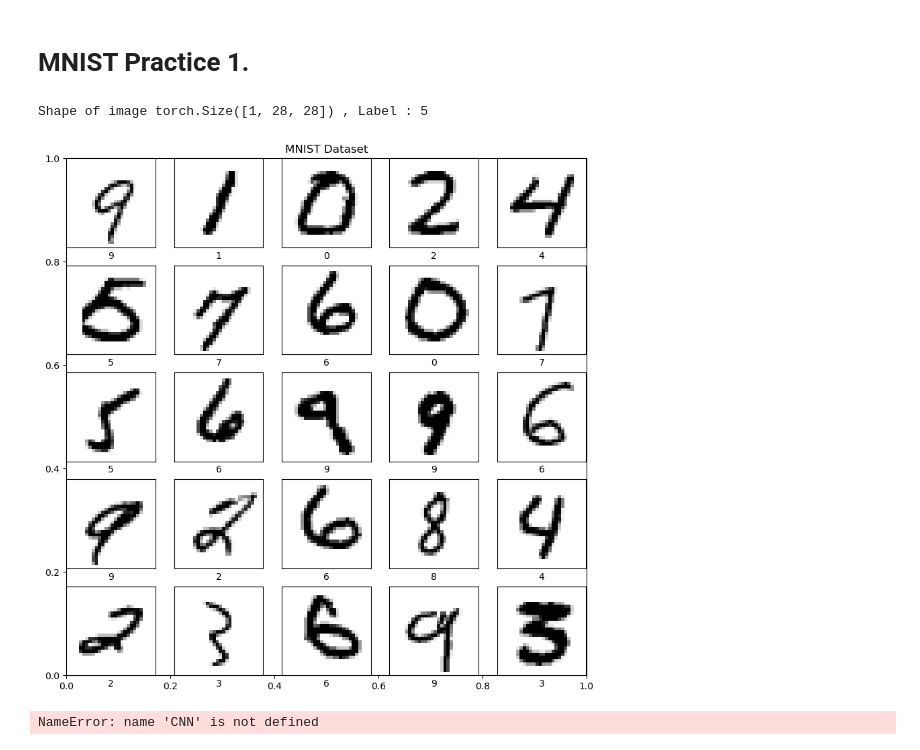
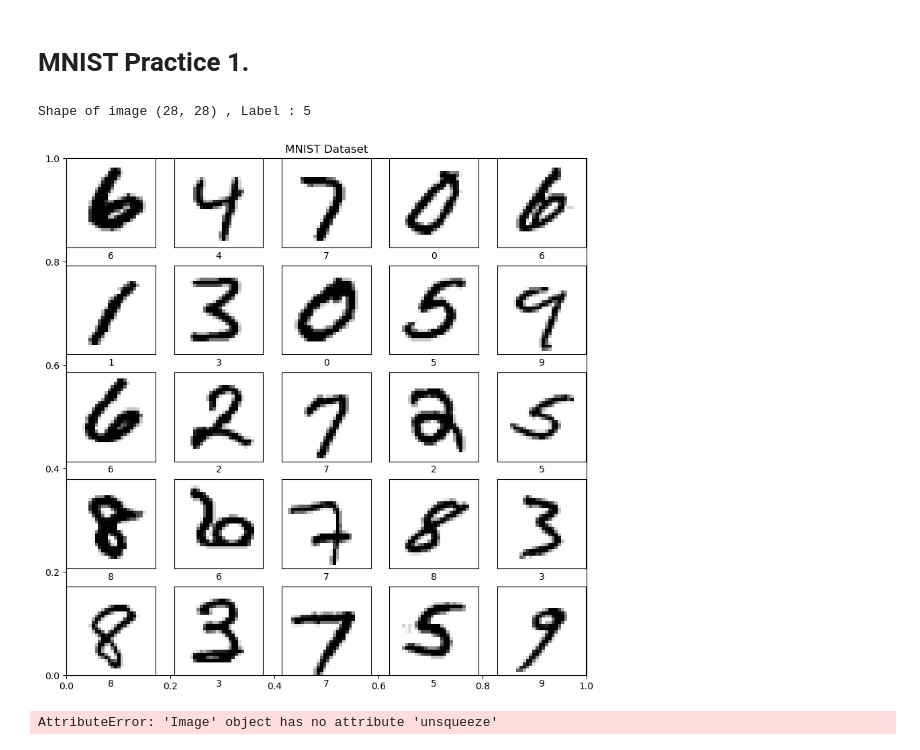
Before and after one commit to code4geoai/deeplearning, a Jupyter notebook: HayatLabs/H_MNIST_Practice1.ipynb, the cells around one changed output. Saved outputs shown, nothing was run; the diff lists cells and outputs as text; code cells hidden in the pictures.

```diff
--- a/HayatLabs/H_MNIST_Practice1.ipynb
+++ b/HayatLabs/H_MNIST_Practice1.ipynb
@@ -22,32 +21,28 @@ testdataset = datasets.MNIST(root ='./data' , train = False, download = True)
 # 3A Display sample image shape
 transforms = transform.Compose([transform.ToTensor(),])
 
-# Apply transforms to datasets
-traindataset = datasets.MNIST(root='./data', train=True, download=True, transform=transforms)
-testdataset = datasets.MNIST(root='./data', train=False, download=True, transform=transforms)
-
 image, label = traindataset[0]
-print(f"Shape of image {image.shape} , Label : {label} ")
+print(f"Shape of image {image.size} , Label : {label} ")
 # %% [output]
-Shape of image torch.Size([1, 28, 28]) , Label : 5
+Shape of image (28, 28) , Label : 5
 # %%
 # 3B Display sample image with traindataset
 plt.figure(figsize = (10,10))
 plt.title('MNIST Dataset')
 
 random_indx = np.random.choice(6000,25)
 for i in range(25):
     plt.subplot(5,5,i+1)
     plt.xticks([])
     plt.yticks([])
     plt.grid(False)
     indx = random_indx[i]
     image,label = traindataset[indx]
-    plt.imshow(image.squeeze(), cmap=plt.cm.binary)
+    plt.imshow(image, cmap=plt.cm.binary)
     plt.xlabel(label)
 plt.show()
 # %% [output]
-[figure, old version]
+[figure, new version]
 # %%
 #4  CNN Class
 class CNN(nn.Module):
@@ -83,9 +77,10 @@ class CNN(nn.Module):
 cnn_model = CNN().to('cuda') # Run on GPU
 image, label = traindataset[0]
 image = image.to('cuda').unsqueeze(0)
+label = label.to('cuda')
 cnn_model(image)
 print(cnn_model)
 # %% [output]
-NameError: name 'CNN' is not defined
+AttributeError: 'Image' object has no attribute 'unsqueeze'
 # %%
 # 6 Set Training Parameters
```
Also changed, not shown: parts of 5 cells of this notebook, 2 other files.
